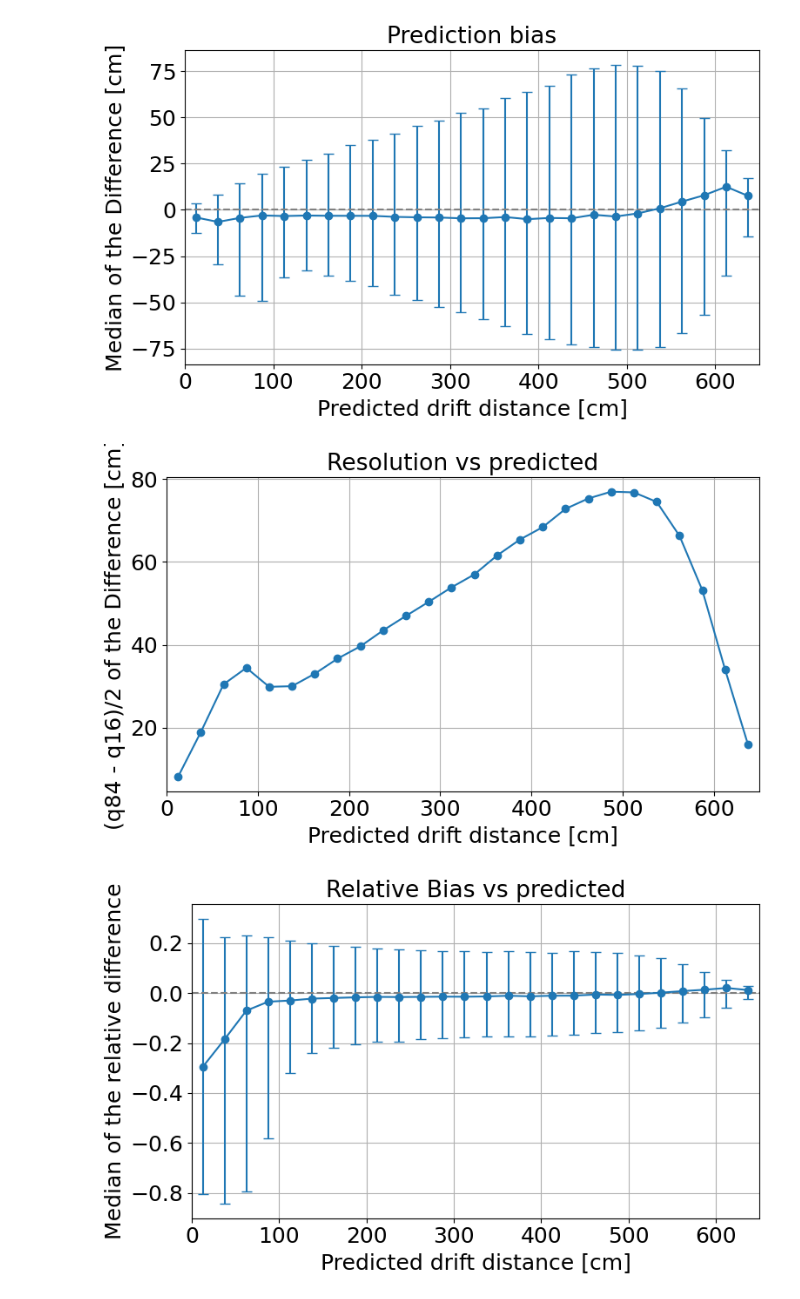
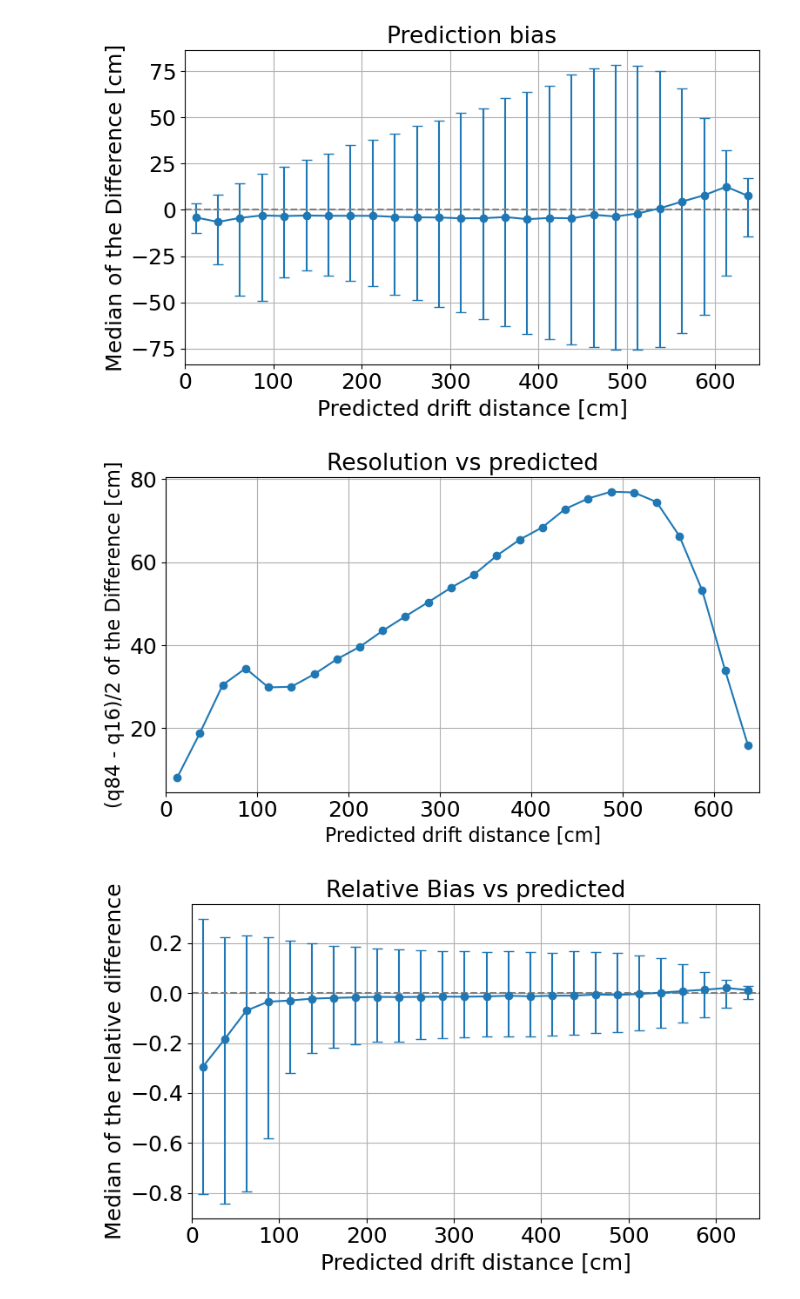
Before and after one commit to wangbtc/GAMPix4SNe, a Jupyter notebook: Analysis/plotNNPerformance.ipynb, the cells around one changed output. Drawn from its saved outputs; the diff is of its cells as text; code cells hidden in the pictures.

```diff
--- a/Analysis/plotNNPerformance.ipynb
+++ b/Analysis/plotNNPerformance.ipynb
@@ -98,7 +98,7 @@ def plot_drift_performance(
 
     # absolute summary
     abs_summary = (
-        work_df.groupby("drift_bin")["diff"]
+        work_df.groupby("drift_bin", observed = True)["diff"]
         .quantile([0.16, 0.50, 0.84])
         .unstack()
         .rename(columns = {0.16: "diff_q16", 0.50: "diff_q50", 0.84: "diff_q84"})
@@ -107,14 +107,14 @@ def plot_drift_performance(
     # relative summary
     rel_summary = (
         work_df.dropna(subset = ["rel_diff"])
-        .groupby("drift_bin")["rel_diff"]
+        .groupby("drift_bin", observed = True)["rel_diff"]
         .quantile([0.16, 0.50, 0.84])
         .unstack()
         .rename(columns = {0.16: "rel_q16", 0.50: "rel_q50", 0.84: "rel_q84"})
     )
 
     # counts and x positions
-    count_summary = work_df.groupby("drift_bin").size().to_frame("count")
+    count_summary = work_df.groupby("drift_bin", observed = True).size().to_frame("count")
 
     summary = abs_summary.join(rel_summary, how = "left").join(count_summary, how = "left").reset_index()
 
@@ -137,7 +137,7 @@ def plot_drift_performance(
 # %% [markdown]
 ## Performance plots w.r.t. predicted drift distance
 # %%
-work_df, summary = plot_drift_performance(
+work_df_pred, summary_pred = plot_drift_performance(
     df,
     ref_col = "pred_drift",
     compare_col = "drift_avg",
@@ -201,21 +201,22 @@ plt.show()
 # %%
 # --------------------
 # 3. Resolution plot
 # --------------------
+plt.rcParams.update({"font.size": 16,
+                     "axes.labelsize": 16})
 fig, ax = plt.subplots(figsize = figsize_summary)
-plt.rcParams.update({"font.size": 16})
 
-ax.plot(summary["x_center"], summary["resolution"], "o-")
+ax.plot(summary_pred["x_center"], summary_pred["resolution"], "o-")
 ax.set_xlabel("Predicted drift distance [cm]")
 ax.set_ylabel("(q84 - q16)/2 of the Difference [cm]")
 ax.set_title("Resolution vs predicted")
 ax.set_xlim([0, 650])
 ax.grid()
 
 plt.tight_layout()
 plt.show()
 # %% [output]
-[figure, old version]
+[figure, new version]
 # %%
 # --------------------
 # 4. Relative bias plot
```
Also changed, not shown: parts of 17 cells of this notebook.
